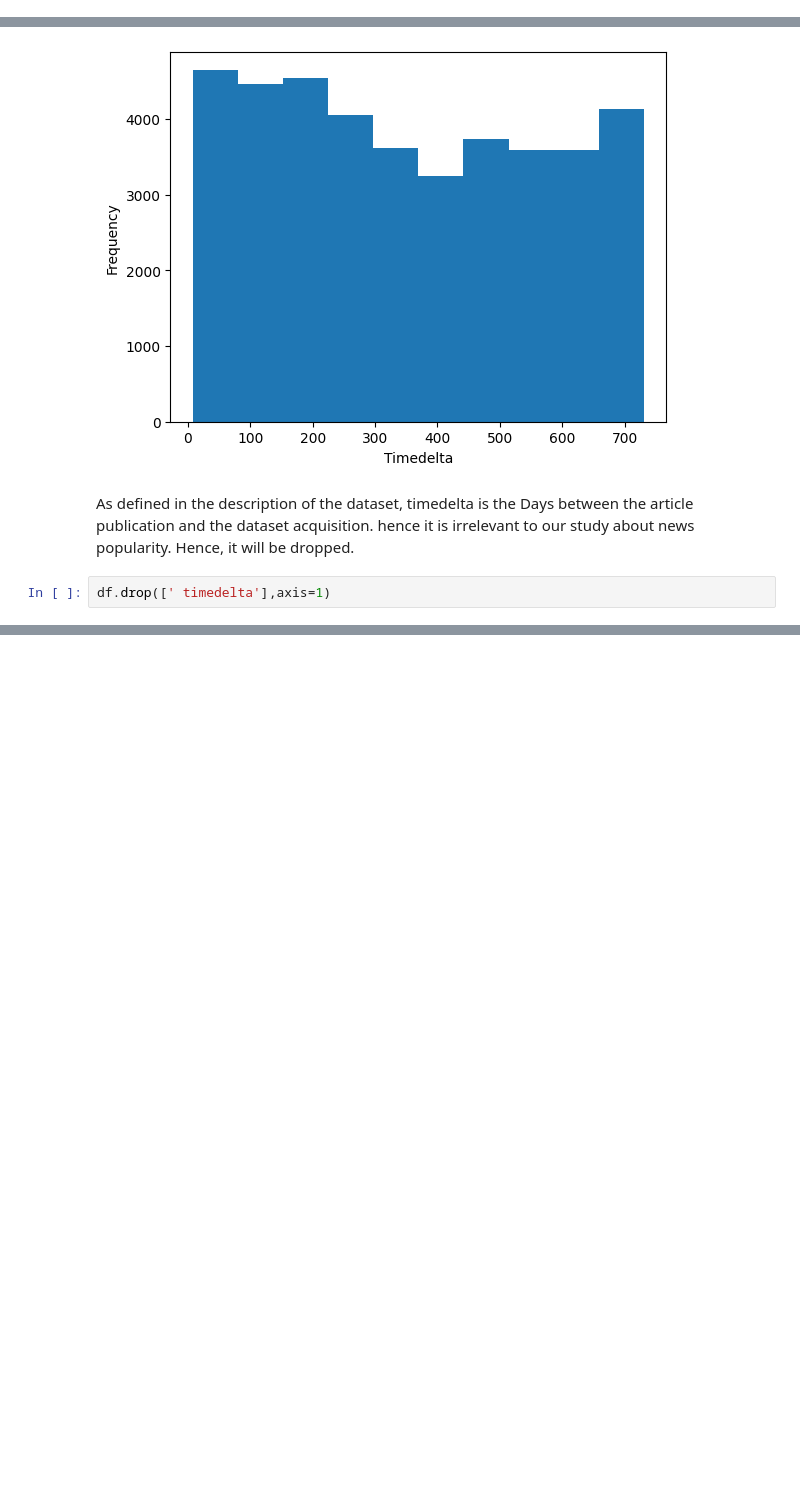
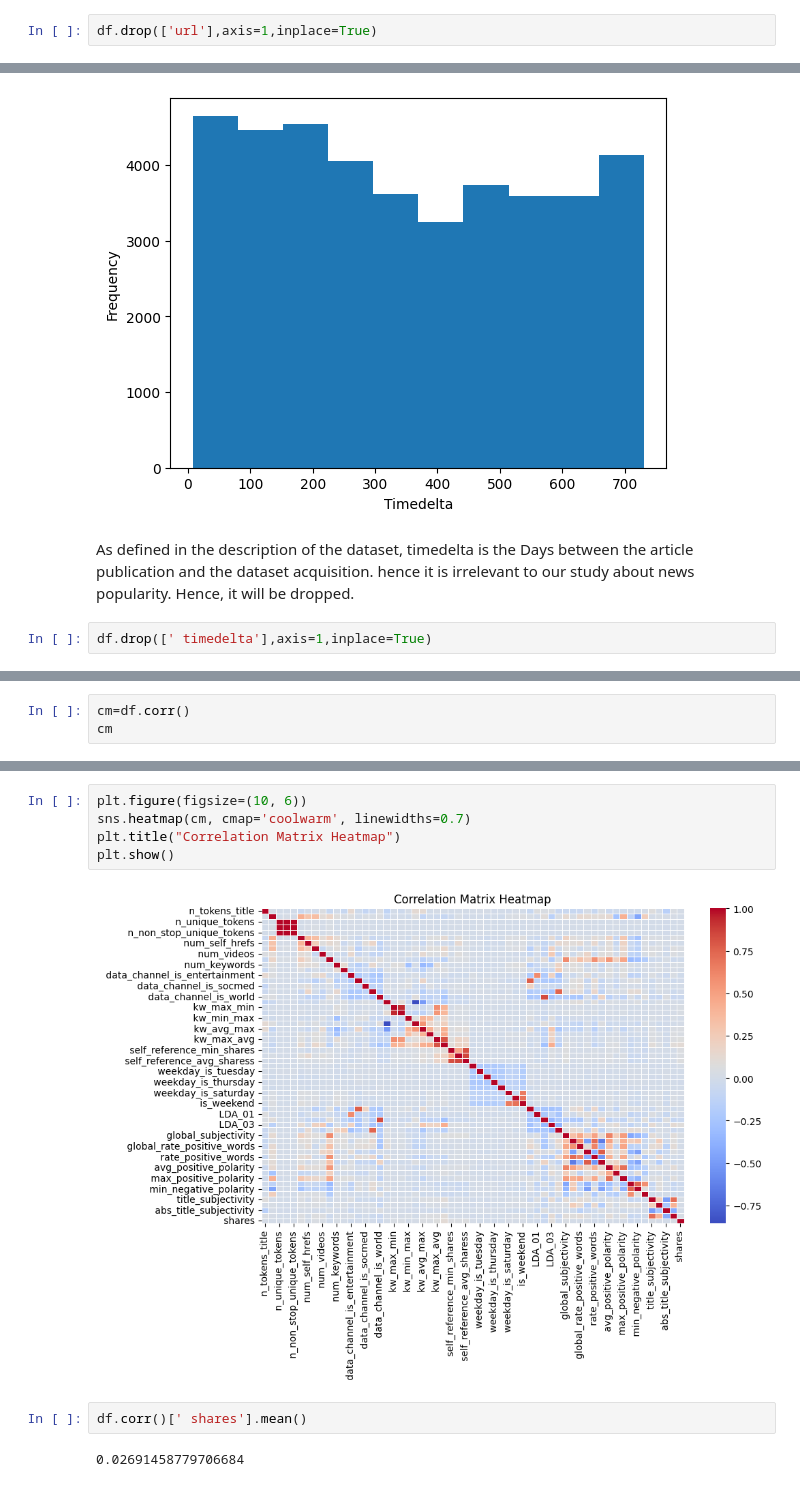
Before and after one commit to SaahilShaikh17/OnlineNewsPopularity, a Jupyter notebook: SignatureProject.ipynb, the cells around one changed output, grey strips where cells are left out. Cells and saved outputs as stored; diff of their text form; blank space fills up the shorter version.

```diff
--- a/SignatureProject.ipynb
+++ b/SignatureProject.ipynb
@@ -124,4 +122,6 @@ This implies that there are no null values in our dataset and hence we need not
 ---------------------------------------------------------------------------------------------
 
 Since, the url holds no significance with respect to the number of shares, it a column which will be dropped. This is because the popluarity measure,i.e., Shares does not depend on the fact of our link is structured and also because shares is a numerical data but url is an object datatype a.k.a string but rather on the basis of the content and other factors which will be found out.
+# %%
+df.drop(['url'],axis=1,inplace=True)
 # %%
@@ -188,4 +186,4 @@ plt.show()
 # %% [markdown]
 As defined in the description of the dataset, timedelta is the Days between the article publication and the dataset acquisition. hence it is irrelevant to our study about news popularity. Hence, it will be dropped.
 # %%
-df.drop([' timedelta'],axis=1)
+df.drop([' timedelta'],axis=1,inplace=True)
@@ -191,0 +192,3 @@ df.drop([' timedelta'],axis=1)
+# %%
+cm=df.corr()
+cm
@@ -191,0 +233,11 @@ df.drop([' timedelta'],axis=1)
+# %%
+plt.figure(figsize=(10, 6))
+sns.heatmap(cm, cmap='coolwarm', linewidths=0.7)
+plt.title("Correlation Matrix Heatmap")
+plt.show()
+# %% [output]
+[figure, added]
+# %%
+df.corr()[' shares'].mean()
+# %% [output]
+0.02691458779706684
```
Also changed, not shown: parts of 8 cells of this notebook.
